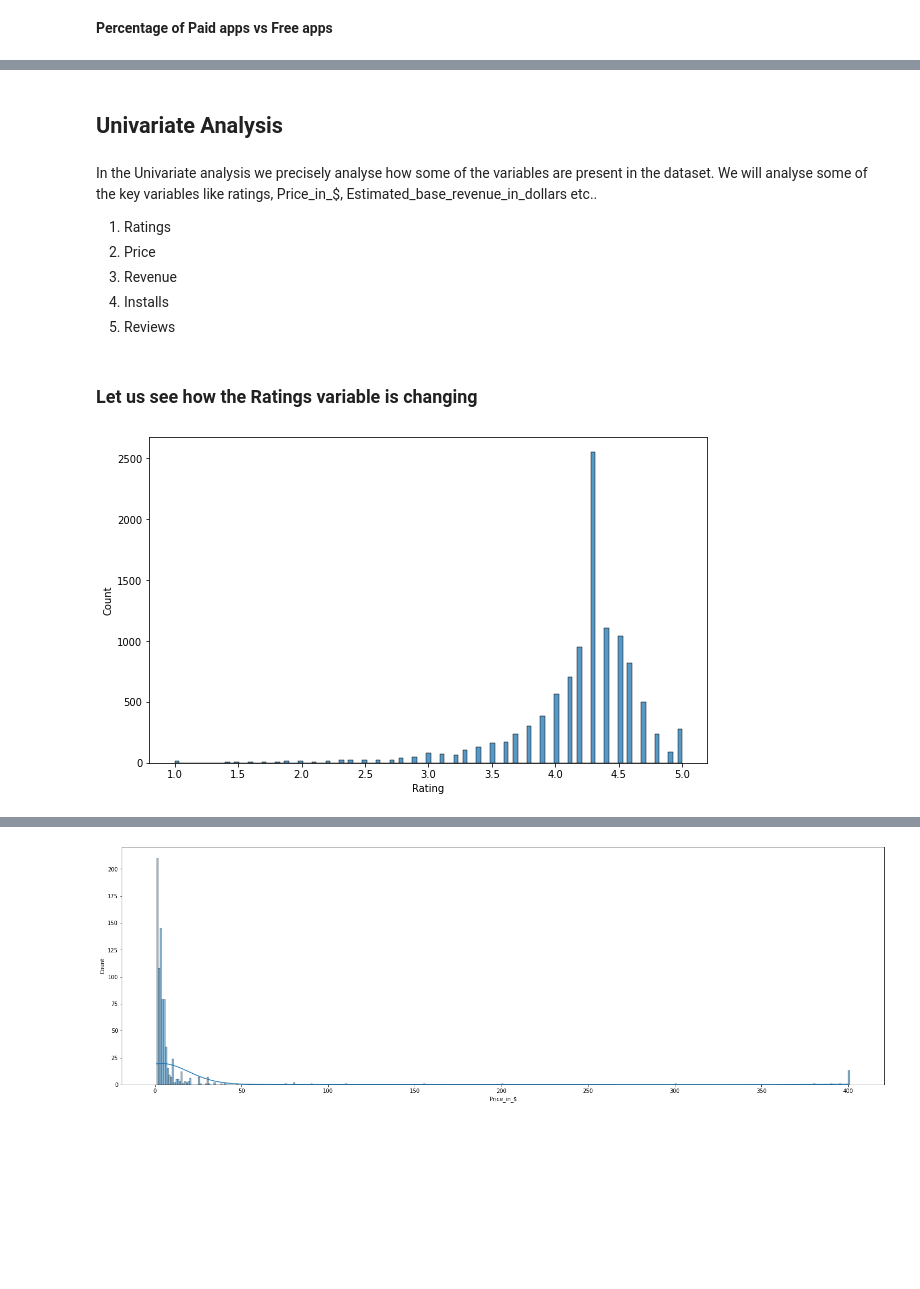
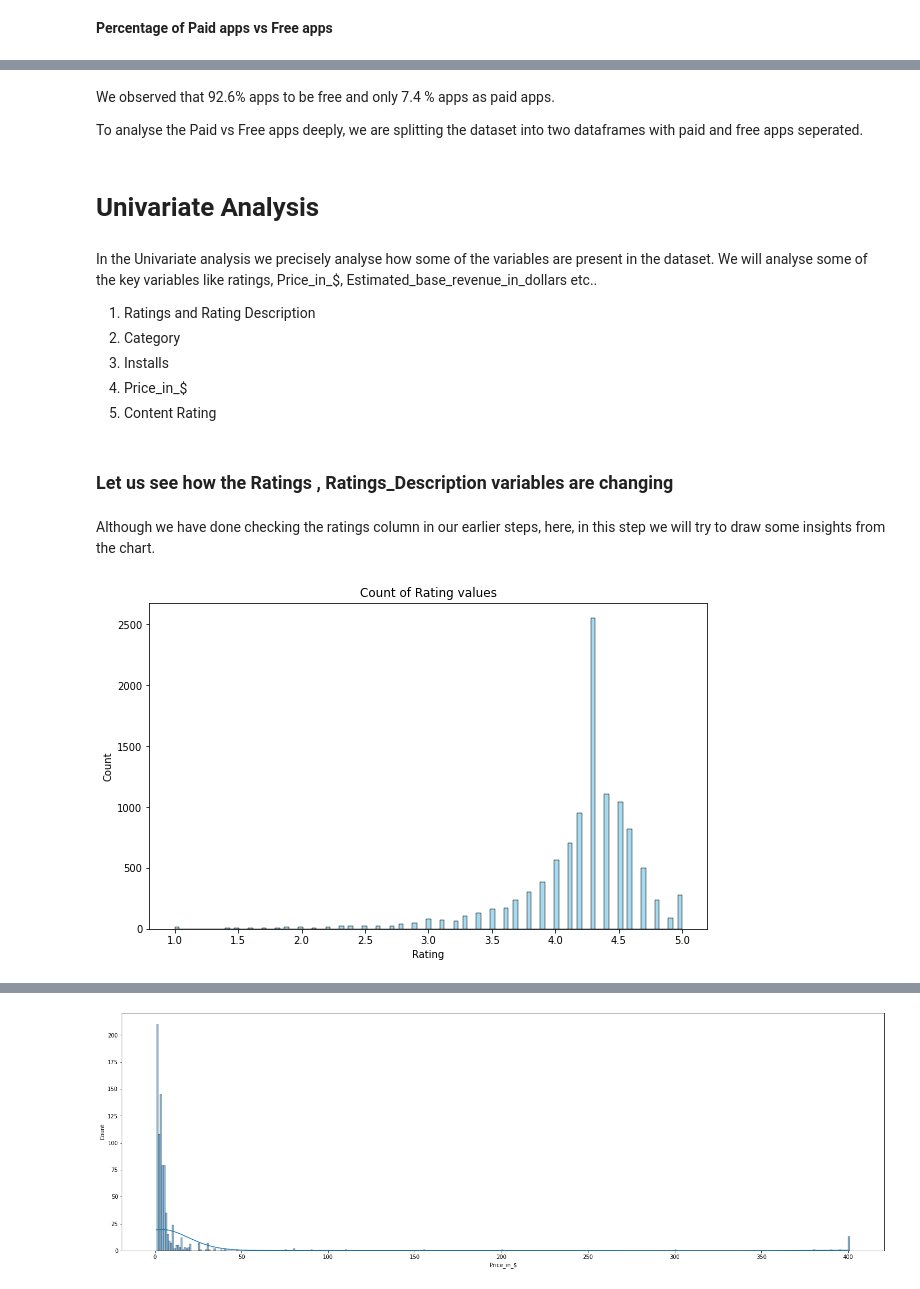
Before and after one commit to ganathetechie/AlmaBetter-Capstone-Project-1, a Jupyter notebook: Play_Store_App_Review_Analysis_Capstone_Project.ipynb, the cells around one changed output, grey strips where cells are left out. Saved outputs shown, nothing was run; the diff lists cells and outputs as text; code cells hidden in the pictures; blank space fills up the shorter version.

```diff
--- a/Play_Store_App_Review_Analysis_Capstone_Project.ipynb
+++ b/Play_Store_App_Review_Analysis_Capstone_Project.ipynb
@@ -683,23 +743,33 @@ plt.show()
+# %% [markdown]
+We observed that 92.6% apps to be free and only 7.4 % apps as paid apps.
+
+To analyse the Paid vs Free apps deeply, we are splitting the dataset into two dataframes with paid and free apps seperated.
 # %%
 # Creating seperate paid and free dataframes
 df_apps_free = df_apps[df_apps['Type'] == 'Free']
 df_apps_paid = df_apps[df_apps['Type'] == 'Paid']
 # %% [markdown]
-## Univariate Analysis
+# **Univariate Analysis**
 # %% [markdown]
 In the Univariate analysis we precisely analyse how some of the variables are present in the dataset.
 We will analyse some of the key variables like ratings, Price_in_$, Estimated_base_revenue_in_dollars etc..
 
-1.   Ratings
-2.   Price
-3.   Revenue
-4.   Installs
-5.   Reviews
+1.   Ratings and Rating Description
+2.   Category
+3.   Installs
+4.   Price_in_$
+5.   Content Rating
 # %% [markdown]
-### Let us see how the **Ratings** variable is changing
+### Let us see how the **Ratings** , **Ratings_Description** variables are changing
+# %% [markdown]
+Although we have done checking the ratings column in our earlier steps, here, in this step we will try to draw some insights from the chart.
 # %%
+# Setting the chart size
 fig, ax = plt.subplots(figsize = (10,6))
-ax = sns.histplot(df_apps.Rating)
+# Using the histogram chart to represent ratings column
+ax = sns.histplot(df_apps.Rating, color = 'skyblue')
+plt.title("Count of Rating values")
+plt.show()
 # %% [output]
-[figure, old version]
+[figure, new version]
 # %%
```
Also changed, not shown: parts of 110 cells of this notebook.
